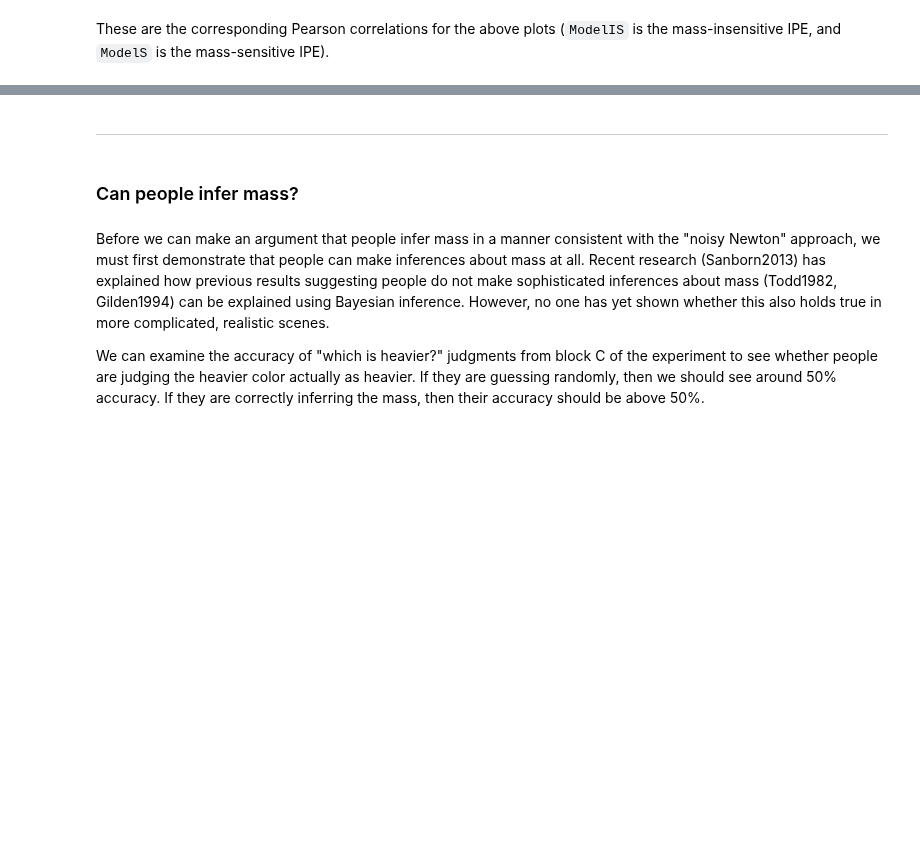
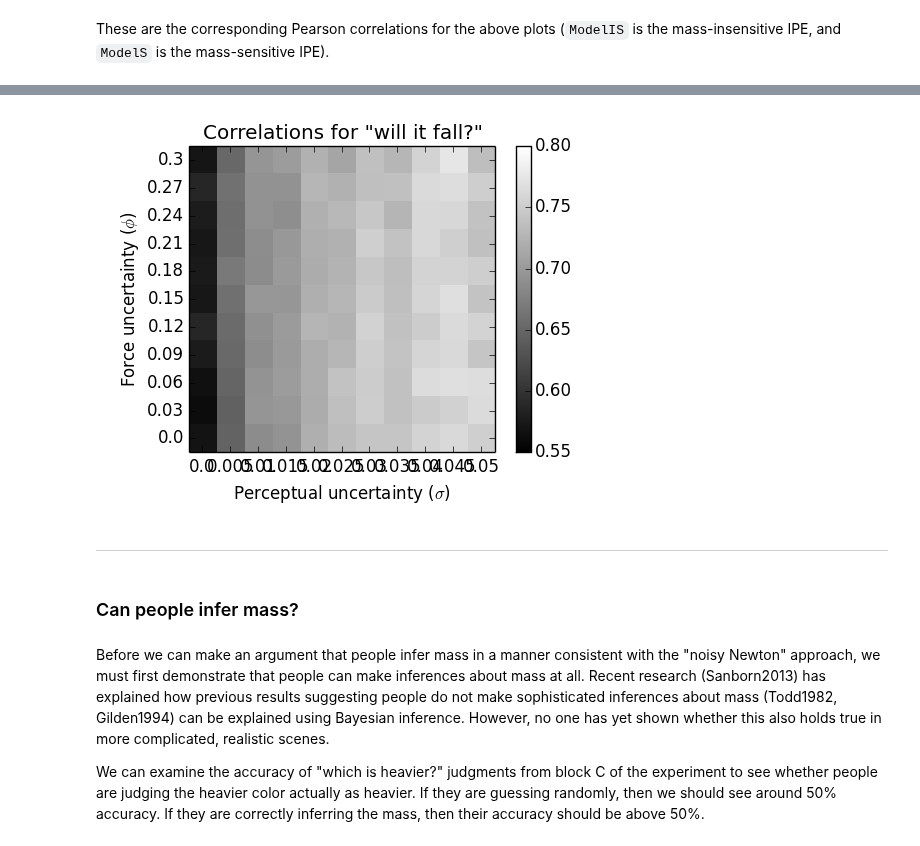
Before and after one commit to berkeley-cocosci/mass-inference, a Jupyter notebook: analysis/mass-inference.ipynb, the cells around one changed output, grey strips where cells are left out. Cells and saved outputs as stored; diff of their text form; code cells hidden in the pictures; blank space fills up the shorter version.

```diff
--- a/analysis/mass-inference.ipynb
+++ b/analysis/mass-inference.ipynb
@@ -116,3 +168,7 @@ pd.read_csv("results/fall_response_corrs.csv").set_index(['block', 'X', 'Y']).ix
+# %%
+Image("figures/fall_responses_best_parameters.png")
+# %% [output]
+[figure, added]
 # %% [markdown]
 ---
 # %% [markdown]
```
Also changed, not shown: parts of 38 cells of this notebook.
